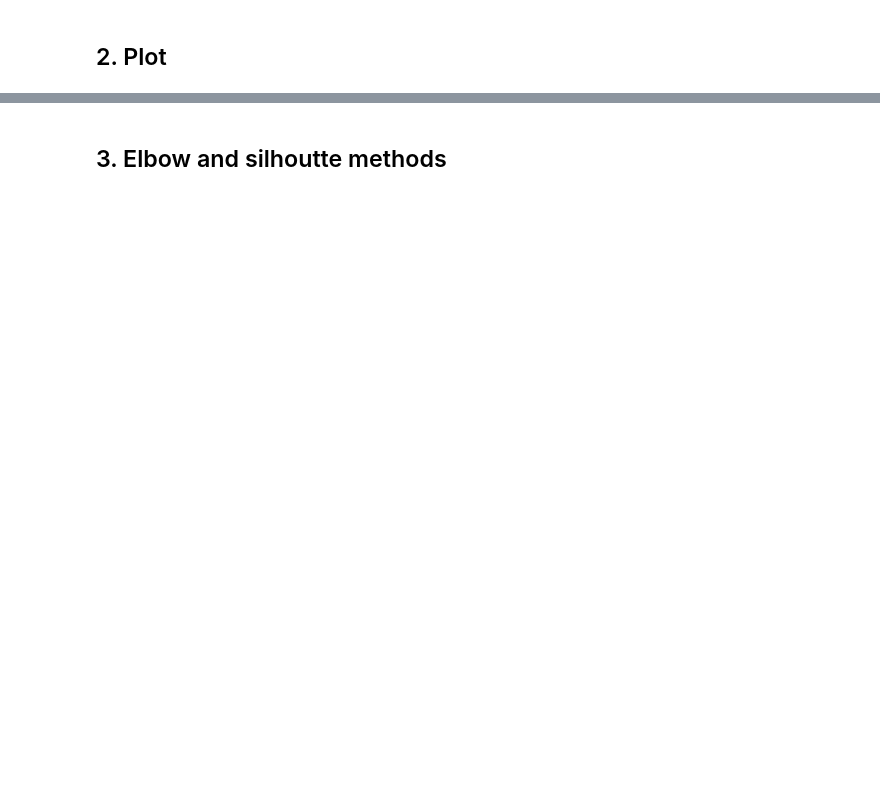
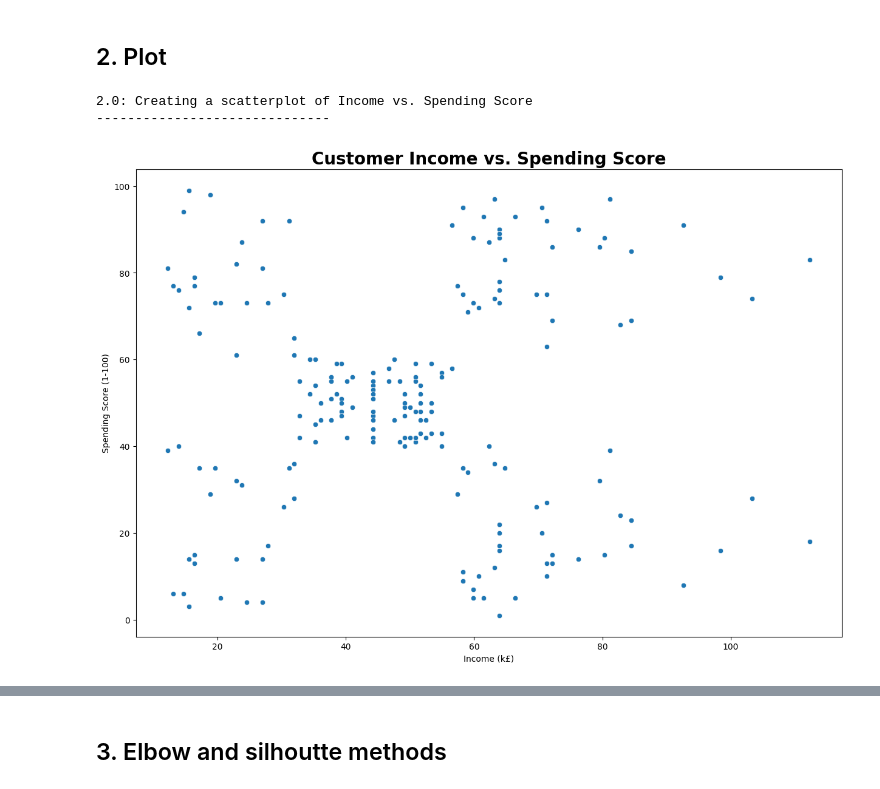
Before and after one commit to totoberni/LSE_DA301_BP, a Jupyter notebook: Python/Berni_Alberto_DA301_Assignment_Notebook.ipynb, the cells around one changed output, grey strips where cells are left out. Drawn from its saved outputs; the diff is of its cells as text; code cells hidden in the pictures; blank space fills up the shorter version.

Commit message:
Finished week 3

```diff
--- a/Python/Berni_Alberto_DA301_Assignment_Notebook.ipynb
+++ b/Python/Berni_Alberto_DA301_Assignment_Notebook.ipynb
@@ -1168,10 +1183,11 @@ display(rdf21.head(1))
 # %%
-# 1.1: Data import and view
-print("1.1: Data Import and view")
+# 1.2: Create a new DataFrame for clustering
+print("1.2: Creating a new DataFrame with relevant columns")
 print("-"*30)
 
-# Create a new dataframe from the previously used rdf21
-# rdf21 was imported from turtle_reviews_2.csv, created in Week 1
-rdf31 = pd.DataFrame(rdf21[['income'],['spendingScore']])
-display(rdf31.head())
+# Create a new DataFrame containing only the 'income' and 'spendingScore' columns.
+rdf32 = rdf31[['income', 'spendingScore']].copy()
+
+print("Clustering DataFrame created:")
+display(rdf32.head())
 # %% [output]
@@ -1181,13 +1203 @@ InvalidIndexError: (['income'], ['spendingScore'])
-# %%
-# 1.2: Dropping unnecessary columns
-print("1.2: Dropping unnecessary columns")
-print("-"*30)
-
-# Storing a rdf.copy() separately ensure we can run this cell multiple times
-rdfold3 = rdf31.copy()
-rdf32= rdfold3.drop(['review', 'platform'], axis=1)
-
-# View column names.
-print("Available columns:")
-display(rdf32.head(1)) # print(rdf2.df.columns.tolist()) also works but display() looks nicer
 # %%
@@ -1197,5 +1261,17 @@ display(rdf32.head(1)) # print(rdf2.df.columns.tolist()) also works but display(
 # %% [markdown]
 ## 2. Plot
 # %%
-# Create a scatterplot with Seaborn.
+# 2.0: Create a scatterplot
+print("2.0: Creating a scatterplot of Income vs. Spending Score")
+print("-"*30)
+
+sns.scatterplot(x='income', y='spendingScore', data=rdf32)
+plt.title('Customer Income vs. Spending Score', fontsize=20, fontweight='bold')
+plt.xlabel('Income (k£)')
+plt.ylabel('Spending Score (1-100)')
+plt.show()
+# %% [output]
+2.0: Creating a scatterplot of Income vs. Spending Score
+------------------------------
+[figure, added]
 # %%
```
Also changed, not shown: parts of 23 cells of this notebook.
